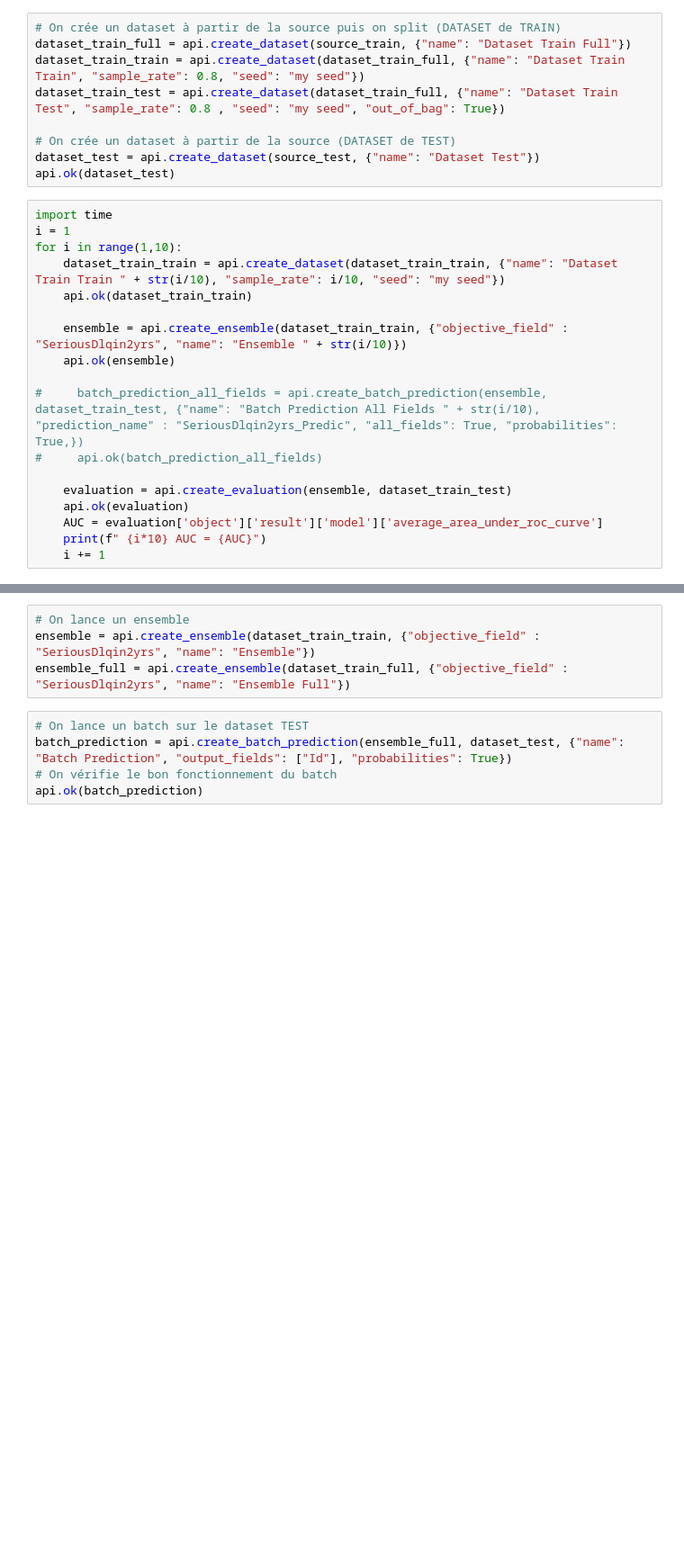
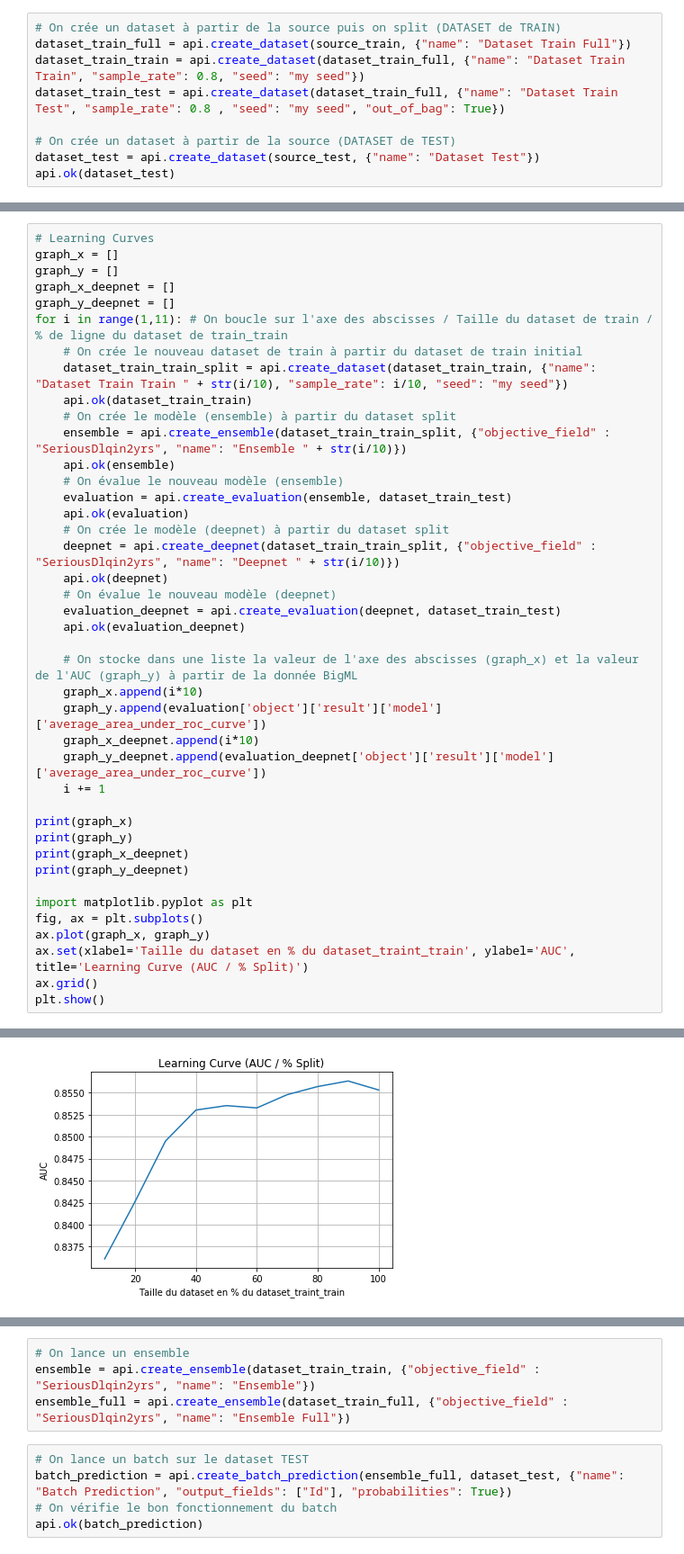
Before and after one commit to pierrembgit/givemesomecredit-td, a Jupyter notebook: S2_BigML_Multi_Split.ipynb, the cells around one changed output, grey strips where cells are left out. Shown: that part at 90% size. Cells and saved outputs as stored; diff of their text form; blank space fills up the shorter version.

Commit message:
Learning curves

```diff
--- a/S2_BigML_Multi_Split.ipynb
+++ b/S2_BigML_Multi_Split.ipynb
@@ -18,21 +20,3 @@ dataset_train_test = api.create_dataset(dataset_train_full, {"name": "Dataset Tr
 # On crée un dataset à partir de la source (DATASET de TEST)
 dataset_test = api.create_dataset(source_test, {"name": "Dataset Test"})
 api.ok(dataset_test)
-# %%
-import time
-i = 1
-for i in range(1,10):
-    dataset_train_train = api.create_dataset(dataset_train_train, {"name": "Dataset Train Train " + str(i/10), "sample_rate": i/10, "seed": "my seed"})
-    api.ok(dataset_train_train)
-
-    ensemble = api.create_ensemble(dataset_train_train, {"objective_field" : "SeriousDlqin2yrs", "name": "Ensemble " + str(i/10)})
-    api.ok(ensemble)
-
-#     batch_prediction_all_fields = api.create_batch_prediction(ensemble, dataset_train_test, {"name": "Batch Prediction All Fields " + str(i/10), "prediction_name" : "SeriousDlqin2yrs_Predic", "all_fields": True, "probabilities": True,})
-#     api.ok(batch_prediction_all_fields)
-
-    evaluation = api.create_evaluation(ensemble, dataset_train_test)
-    api.ok(evaluation)
-    AUC = evaluation['object']['result']['model']['average_area_under_roc_curve']
-    print(f" {i*10} AUC = {AUC}")
-    i += 1
@@ -42,0 +23,42 @@ ValueError: {'bytes': 0, 'code': -1, 'elapsed': 515, 'error': -3050, 'field_erro
+# %%
+# Learning Curves
+graph_x = []
+graph_y = []
+graph_x_deepnet = []
+graph_y_deepnet = []
+for i in range(1,11): # On boucle sur l'axe des abscisses / Taille du dataset de train / % de ligne du dataset de train_train
+    # On crée le nouveau dataset de train à partir du dataset de train initial
+    dataset_train_train_split = api.create_dataset(dataset_train_train, {"name": "Dataset Train Train " + str(i/10), "sample_rate": i/10, "seed": "my seed"})
+    api.ok(dataset_train_train)
+    # On crée le modèle (ensemble) à partir du dataset split
+    ensemble = api.create_ensemble(dataset_train_train_split, {"objective_field" : "SeriousDlqin2yrs", "name": "Ensemble " + str(i/10)})
+    api.ok(ensemble)
+    # On évalue le nouveau modèle (ensemble)
+    evaluation = api.create_evaluation(ensemble, dataset_train_test)
+    api.ok(evaluation)
+    # On crée le modèle (deepnet) à partir du dataset split
+    deepnet = api.create_deepnet(dataset_train_train_split, {"objective_field" : "SeriousDlqin2yrs", "name": "Deepnet " + str(i/10)})
+    api.ok(deepnet)
+    # On évalue le nouveau modèle (deepnet)
+    evaluation_deepnet = api.create_evaluation(deepnet, dataset_train_test)
+    api.ok(evaluation_deepnet)
+
+    # On stocke dans une liste la valeur de l'axe des abscisses (graph_x) et la valeur de l'AUC (graph_y) à partir de la donnée BigML
+    graph_x.append(i*10)
+    graph_y.append(evaluation['object']['result']['model']['average_area_under_roc_curve'])
+    graph_x_deepnet.append(i*10)
+    graph_y_deepnet.append(evaluation_deepnet['object']['result']['model']['average_area_under_roc_curve'])
+    i += 1
+
+print(graph_x)
+print(graph_y)
+print(graph_x_deepnet)
+print(graph_y_deepnet)
+
+import matplotlib.pyplot as plt
+fig, ax = plt.subplots()
+ax.plot(graph_x, graph_y)
+ax.set(xlabel='Taille du dataset en % du dataset_traint_train', ylabel='AUC',  title='Learning Curve (AUC / % Split)')
+ax.grid()
+plt.show()
+# %% [output]
@@ -42,0 +69 @@ ValueError: {'bytes': 0, 'code': -1, 'elapsed': 515, 'error': -3050, 'field_erro
+[figure, added]
```
Also changed, not shown: parts of 4 cells of this notebook.
